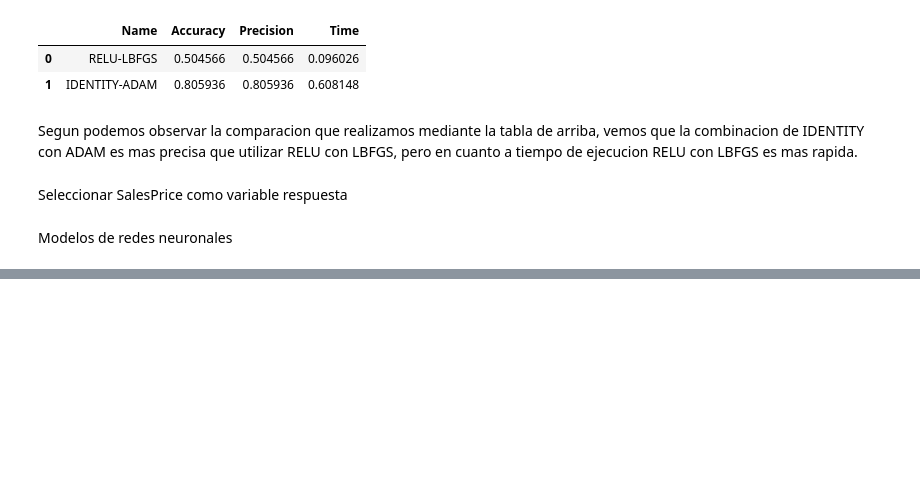
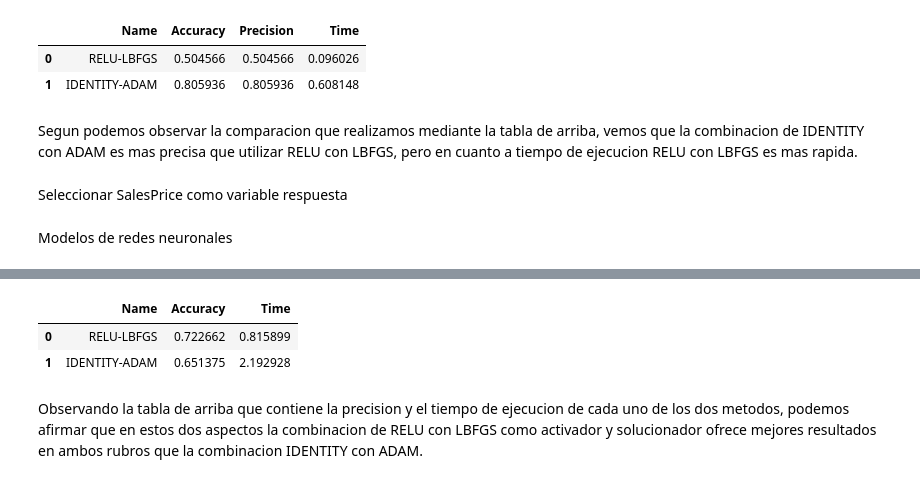
Before and after one commit to JosePabloPonce/Hoja-de-trabajo-7-Mineria, a Jupyter notebook: RNA.ipynb, the cells around one changed output, grey strips where cells are left out. Cells and saved outputs as stored; diff of their text form; code cells hidden in the pictures; blank space fills up the shorter version.

```diff
--- a/RNA.ipynb
+++ b/RNA.ipynb
@@ -233,3 +253,12 @@ accuracy2
 data = {'Name':['RELU-LBFGS', 'IDENTITY-ADAM'],
         'Accuracy':[accuracy1, accuracy2],
         'Time':[exTime1, exTime2]}
+# %%
+dataFrame = pd.DataFrame(data)
+dataFrame
+# %% [output]
+|  | Name | Accuracy | Time |
+| 0 | RELU-LBFGS | 0.722662 | 0.815899 |
+| 1 | IDENTITY-ADAM | 0.651375 | 2.192928 |
+# %% [markdown]
+Observando la tabla de arriba que contiene la precision y el tiempo de ejecucion de cada uno de los dos metodos, podemos afirmar que en estos dos aspectos la combinacion de RELU con LBFGS como activador y solucionador ofrece mejores resultados en ambos rubros que la combinacion IDENTITY con ADAM.
```
Also changed, not shown: parts of 4 cells of this notebook.
